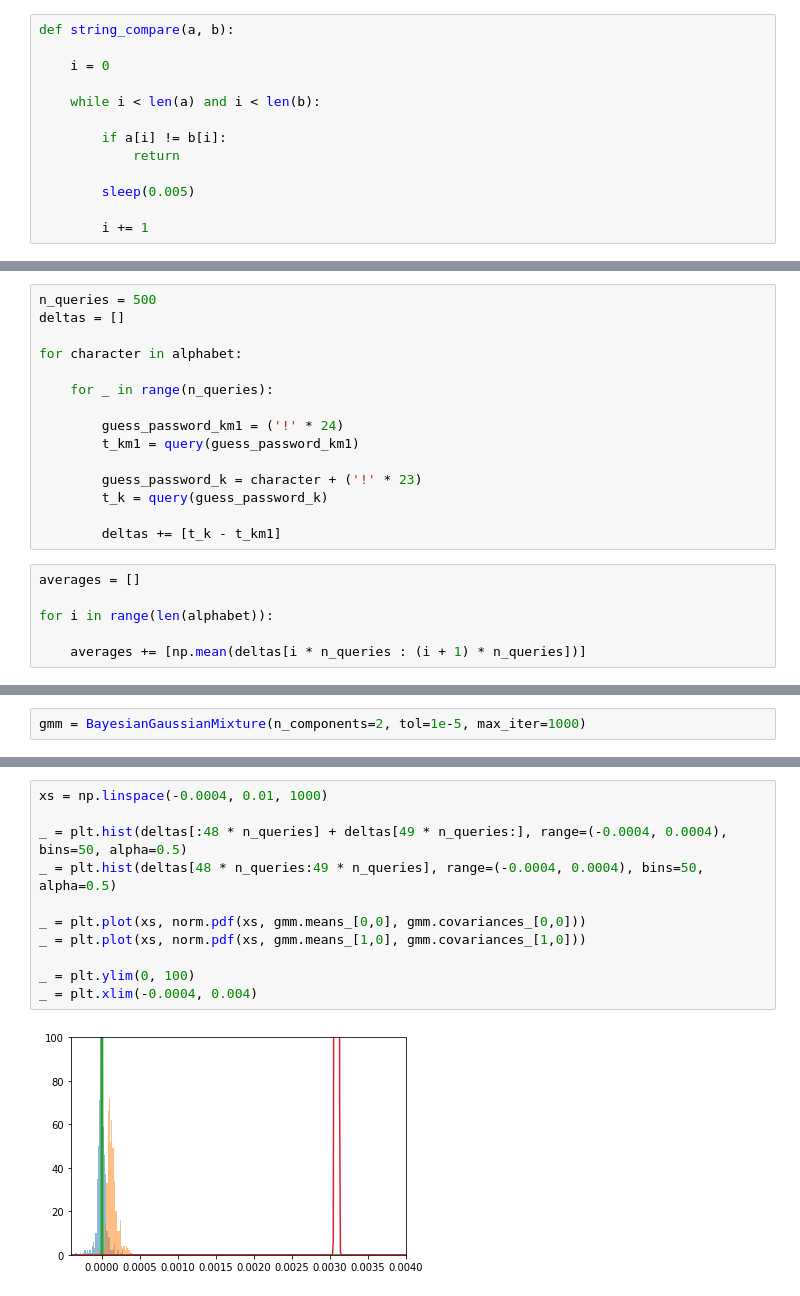
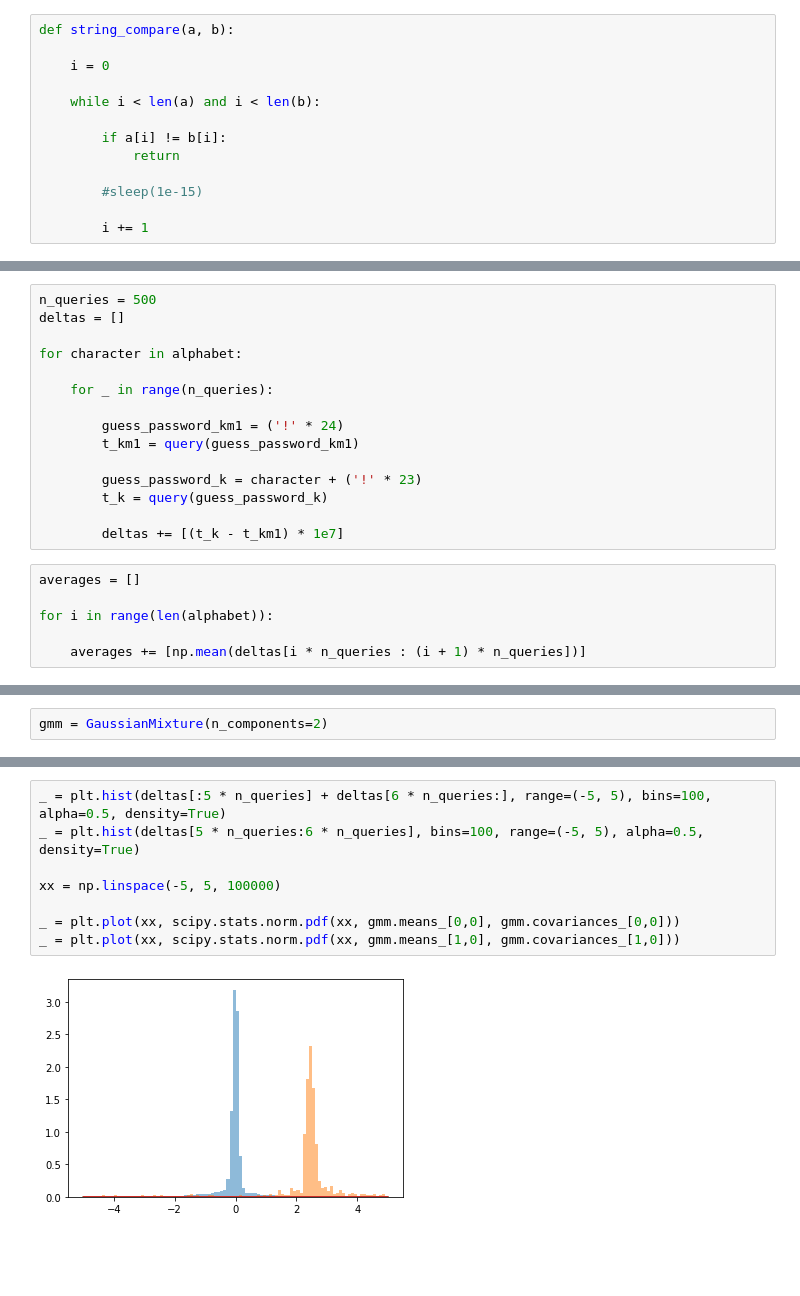
Before and after one commit to RobertDurfee/GMMTimingAttack, a Jupyter notebook: GMMTimingAttack.ipynb, the cells around one changed output, grey strips where cells are left out. Drawn from its saved outputs; the diff is of its cells as text; blank space fills up the shorter version.

```diff
--- a/GMMTimingAttack.ipynb
+++ b/GMMTimingAttack.ipynb
@@ -18,7 +18,7 @@ def string_compare(a, b):
         if a[i] != b[i]:
             return
 
-        sleep(0.005)
+        #sleep(1e-15)
 
         i += 1
 # %%
@@ -53,7 +53,7 @@ for character in alphabet:
         guess_password_k = character + ('!' * 23)
         t_k = query(guess_password_k)
 
-        deltas += [t_k - t_km1]
+        deltas += [(t_k - t_km1) * 1e7]
 # %%
 averages = []
 
@@ -79,5 +81,5 @@ np.argmax(averages)
 # %%
-gmm = BayesianGaussianMixture(n_components=2, tol=1e-5, max_iter=1000)
+gmm = GaussianMixture(n_components=2)
 # %%
 gmm.fit(np.array(deltas).reshape(-1, 1))
 # %% [output]
@@ -107,13 +101,10 @@ array([[[1.00175286e-06]],
 # %%
-xs = np.linspace(-0.0004, 0.01, 1000)
+_ = plt.hist(deltas[:5 * n_queries] + deltas[6 * n_queries:], range=(-5, 5), bins=100, alpha=0.5, density=True)
+_ = plt.hist(deltas[5 * n_queries:6 * n_queries], bins=100, range=(-5, 5), alpha=0.5, density=True)
 
-_ = plt.hist(deltas[:48 * n_queries] + deltas[49 * n_queries:], range=(-0.0004, 0.0004), bins=50, alpha=0.5)
-_ = plt.hist(deltas[48 * n_queries:49 * n_queries], range=(-0.0004, 0.0004), bins=50, alpha=0.5)
+xx = np.linspace(-5, 5, 100000)
 
-_ = plt.plot(xs, norm.pdf(xs, gmm.means_[0,0], gmm.covariances_[0,0]))
-_ = plt.plot(xs, norm.pdf(xs, gmm.means_[1,0], gmm.covariances_[1,0]))
-
-_ = plt.ylim(0, 100)
-_ = plt.xlim(-0.0004, 0.004)
+_ = plt.plot(xx, scipy.stats.norm.pdf(xx, gmm.means_[0,0], gmm.covariances_[0,0]))
+_ = plt.plot(xx, scipy.stats.norm.pdf(xx, gmm.means_[1,0], gmm.covariances_[1,0]))
 # %% [output]
-[figure, old version]
+[figure, new version]
```
Also changed, not shown: parts of 14 cells of this notebook, 3 other files.
